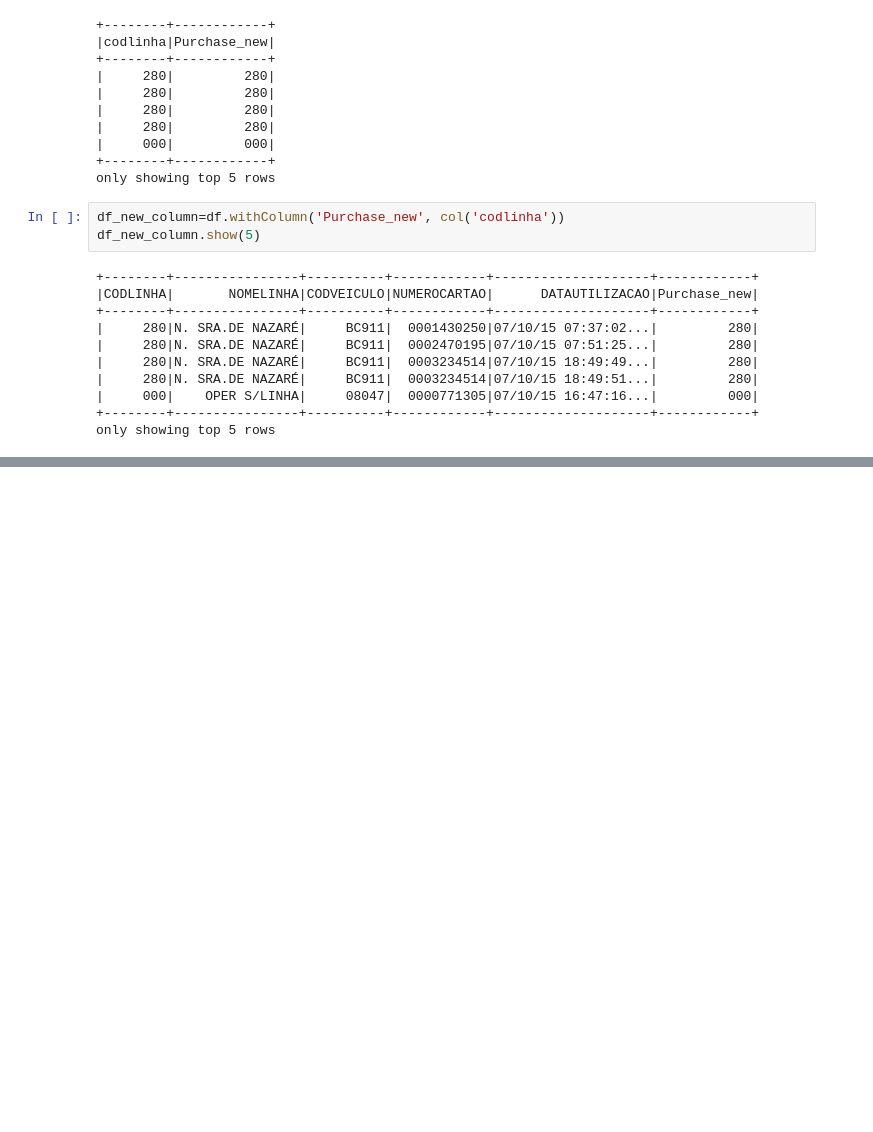
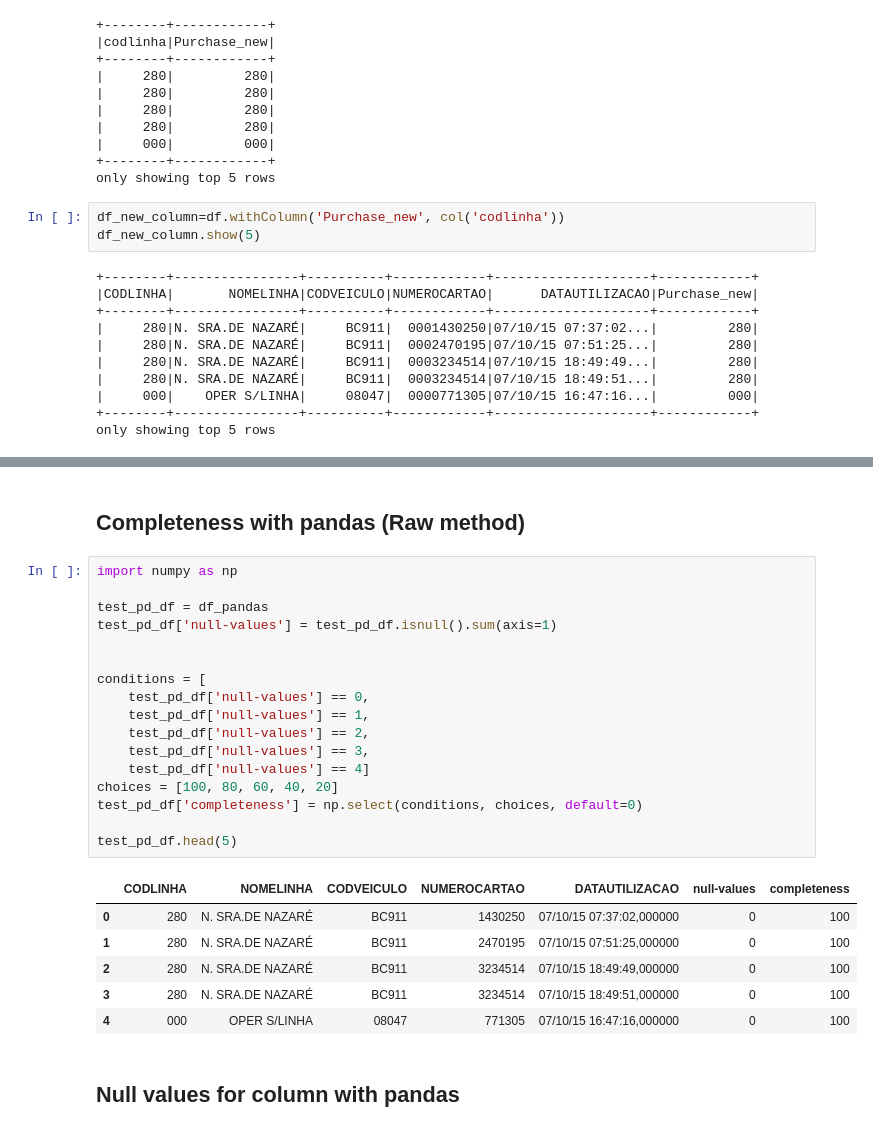
Before and after one commit to Tecnarca/data-quality-analyzer, a Jupyter notebook: Testing.ipynb, the cells around one changed output, grey strips where cells are left out. Saved outputs shown, nothing was run; the diff lists cells and outputs as text; blank space fills up the shorter version.

```diff
--- a/Testing.ipynb
+++ b/Testing.ipynb
@@ -593,0 +657,28 @@ only showing top 5 rows
+# %% [markdown]
+## Completeness with pandas (Raw method)
+# %%
+import numpy as np
+
+test_pd_df = df_pandas
+test_pd_df['null-values'] = test_pd_df.isnull().sum(axis=1)
+
+
+conditions = [
+    test_pd_df['null-values'] == 0,
+    test_pd_df['null-values'] == 1,
+    test_pd_df['null-values'] == 2,
+    test_pd_df['null-values'] == 3,
+    test_pd_df['null-values'] == 4]
+choices = [100, 80, 60, 40, 20]
+test_pd_df['completeness'] = np.select(conditions, choices, default=0)
+
+test_pd_df.head(5)
+# %% [output]
+|  | CODLINHA | NOMELINHA | CODVEICULO | NUMEROCARTAO | DATAUTILIZACAO | null-values | completeness |
+| 0 | 280 | N. SRA.DE NAZARÉ | BC911 | 1430250 | 07/10/15 07:37:02,000000 | 0 | 100 |
+| 1 | 280 | N. SRA.DE NAZARÉ | BC911 | 2470195 | 07/10/15 07:51:25,000000 | 0 | 100 |
+| 2 | 280 | N. SRA.DE NAZARÉ | BC911 | 3234514 | 07/10/15 18:49:49,000000 | 0 | 100 |
+| 3 | 280 | N. SRA.DE NAZARÉ | BC911 | 3234514 | 07/10/15 18:49:51,000000 | 0 | 100 |
+| 4 | 000 | OPER S/LINHA | 08047 | 771305 | 07/10/15 16:47:16,000000 | 0 | 100 |
+# %% [markdown]
+## Null values for column with pandas
```
Also changed, not shown: parts of 22 cells of this notebook, 3 other files.
